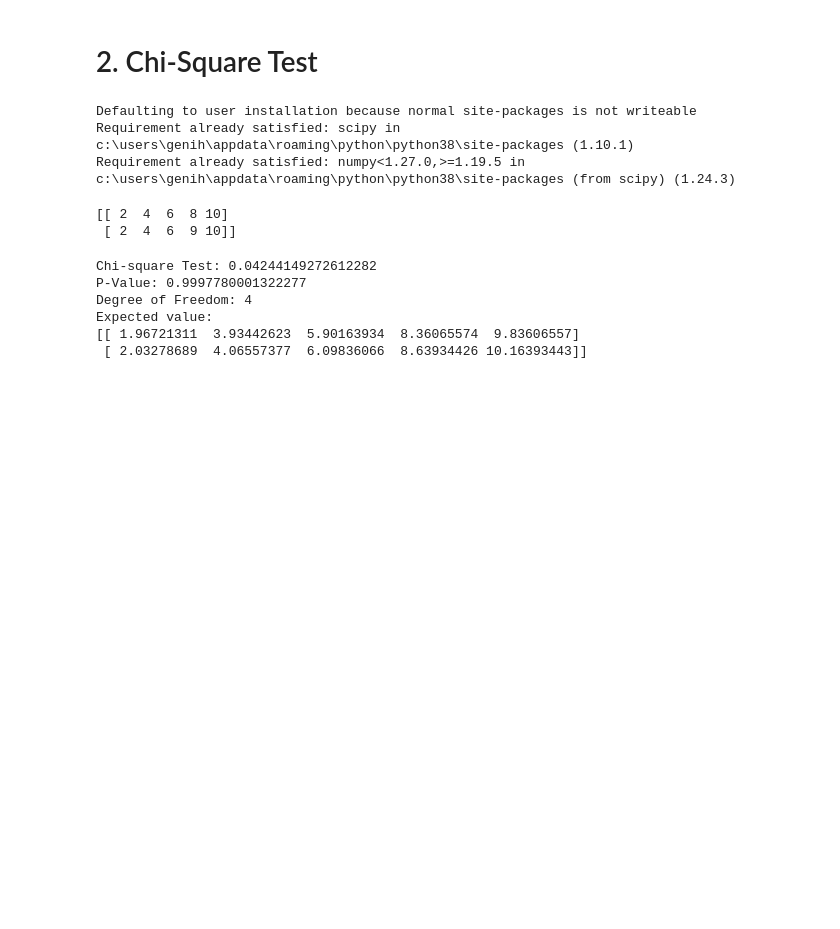
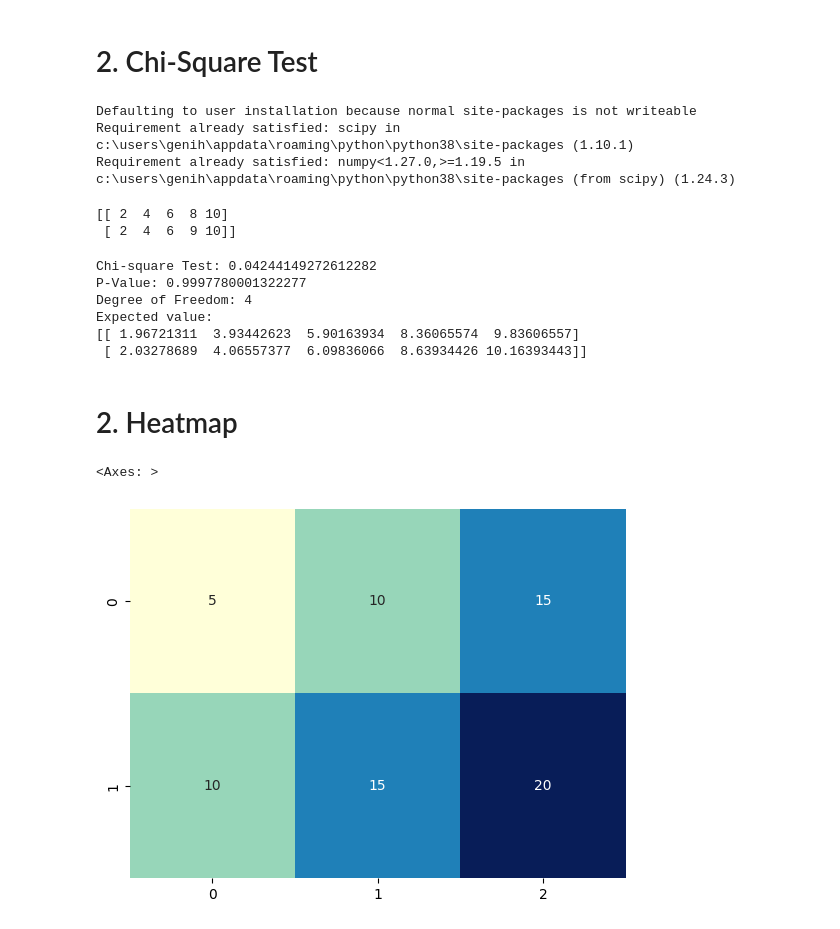
Before and after one commit to thegeekcat/learn-to-code, a Jupyter notebook: python/statistics/Statistics - 03. Categorical Data.ipynb, the cells around one changed output. Drawn from its saved outputs; the diff is of its cells as text; code cells hidden in the pictures; blank space fills up the shorter version.

Commit message:
Statistics - 03. Categorical Data

```diff
--- a/python/statistics/Statistics - 03. Categorical Data.ipynb
+++ b/python/statistics/Statistics - 03. Categorical Data.ipynb
@@ -167,3 +167,18 @@ Degree of Freedom: 4
 Expected value:
 [[ 1.96721311  3.93442623  5.90163934  8.36065574  9.83606557]
  [ 2.03278689  4.06557377  6.09836066  8.63934426 10.16393443]]
+# %% [markdown]
+# 2. Heatmap
+# %%
+# Generate data
+data = [[5, 10, 15], [10, 15, 20]]
+# %%
+# Visualization: Use Seaborn library
+sns.heatmap(data,
+            cmap = "YlGnBu",  # Color map
+           annot = True,      # Data values in cells (Annotation)
+           fmt = 'd',         # Types of data values in cells
+           cbar = False)      # Color bar
+# %% [output]
+<Axes: >
+[figure, added]
```
